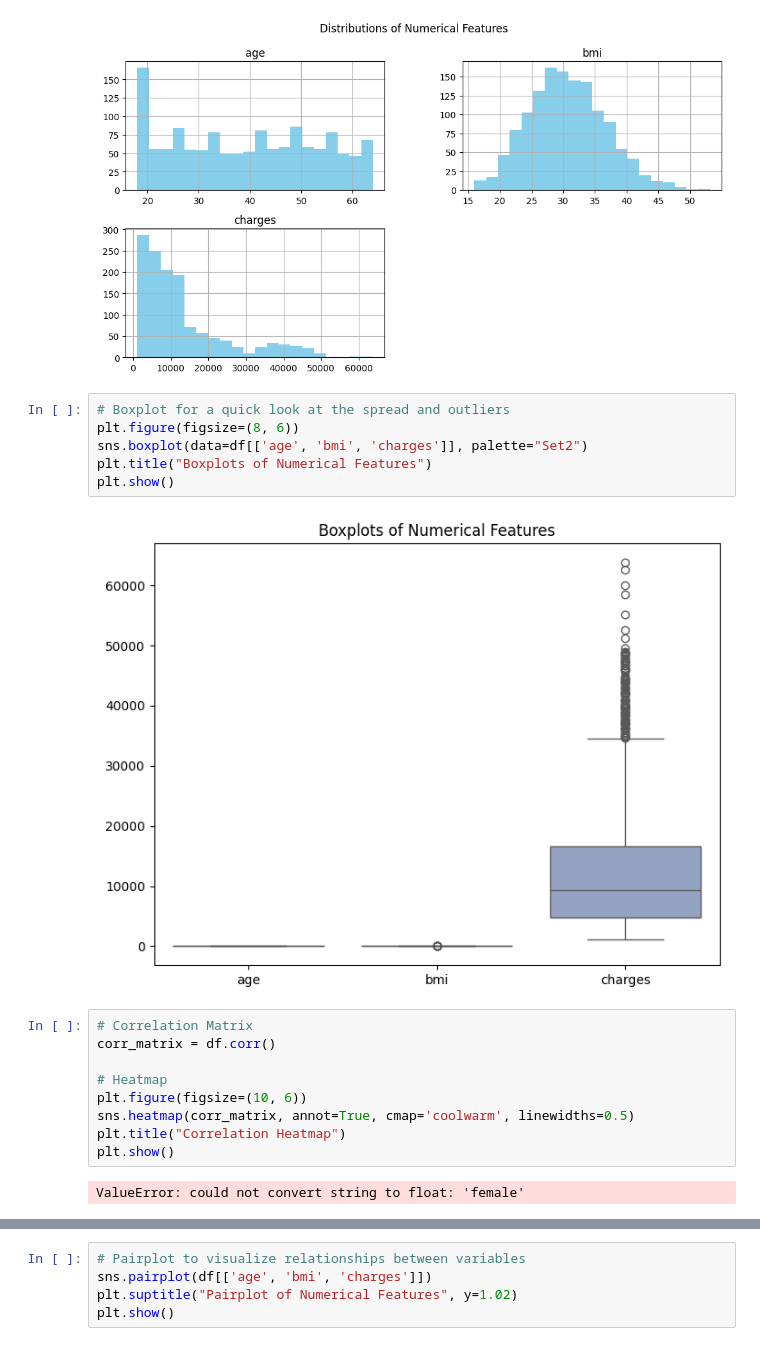
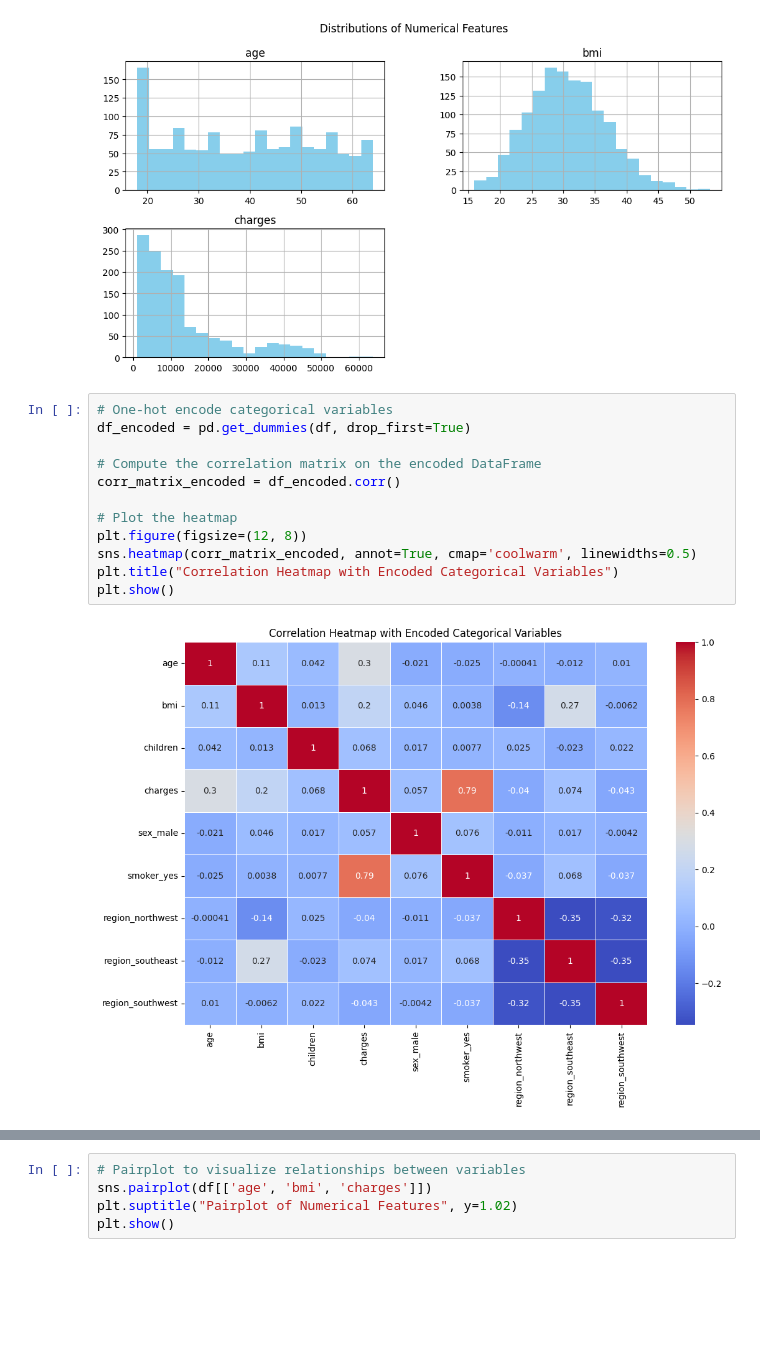
Before and after one commit to JulianSanchez1/Linear-Regression, a Jupyter notebook: src/explore.ipynb, the cells around one changed output, grey strips where cells are left out. Drawn from its saved outputs; the diff is of its cells as text; blank space fills up the shorter version.

```diff
--- a/src/explore.ipynb
+++ b/src/explore.ipynb
@@ -42,22 +42,17 @@ plt.suptitle("Distributions of Numerical Features")
 plt.show()
 # %% [output]
 [figure]
-# %%
-# Boxplot for a quick look at the spread and outliers
-plt.figure(figsize=(8, 6))
-sns.boxplot(data=df[['age', 'bmi', 'charges']], palette="Set2")
-plt.title("Boxplots of Numerical Features")
-plt.show()
-# %% [output]
-[figure, removed]
 # %%
-# Correlation Matrix
-corr_matrix = df.corr()
+# One-hot encode categorical variables
+df_encoded = pd.get_dummies(df, drop_first=True)
 
-# Heatmap
-plt.figure(figsize=(10, 6))
-sns.heatmap(corr_matrix, annot=True, cmap='coolwarm', linewidths=0.5)
-plt.title("Correlation Heatmap")
+# Compute the correlation matrix on the encoded DataFrame
+corr_matrix_encoded = df_encoded.corr()
+
+# Plot the heatmap
+plt.figure(figsize=(12, 8))
+sns.heatmap(corr_matrix_encoded, annot=True, cmap='coolwarm', linewidths=0.5)
+plt.title("Correlation Heatmap with Encoded Categorical Variables")
 plt.show()
 # %% [output]
-ValueError: could not convert string to float: 'female'
+[figure, added]
```
Also changed, not shown: parts of 1 cell of this notebook.
